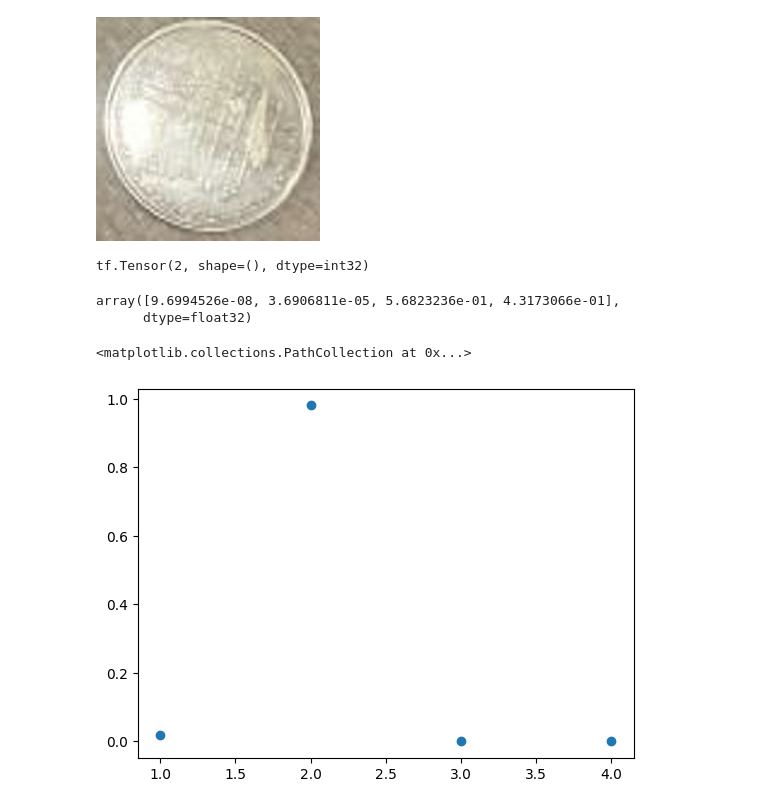
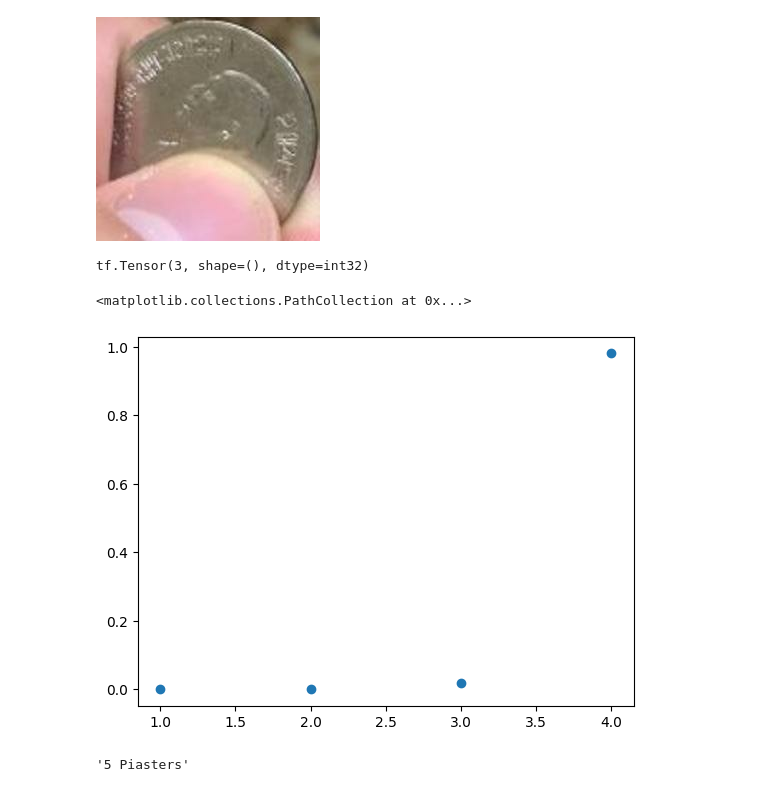
Before and after one commit to Basel-Aldwairi/Coin-Jo, a Jupyter notebook: notebook/MobileNetv2.ipynb, the cells around one changed output. Cells and saved outputs as stored; diff of their text form; code cells hidden in the pictures.

```diff
--- a/notebook/MobileNetv2.ipynb
+++ b/notebook/MobileNetv2.ipynb
@@ -101,6 +113,8 @@ array([9.6994526e-08, 3.6906811e-05, 5.6823236e-01, 4.3173066e-01],
       dtype=float32)
 # %%
-i = 10
-for imgs, labels in val_ds.take(2):
+i = 1
+b = 3
+
+for imgs, labels in val_ds.take(b):
     img = imgs[i]
     label = labels[i]
@@ -111,18 +127,15 @@ img_np = img.numpy().astype(np.uint8)
 # %%
 img_
 # %% [output]
-[figure, old version]
+[figure, new version]
 # %%
 print(label)
 # %% [output]
-tf.Tensor(2, shape=(), dtype=int32)
+tf.Tensor(3, shape=(), dtype=int32)
 # %%
-y_pred[0]
+pred_labels = y_pred[i + (b - 1) *32]
-# %% [output]
-array([9.6994526e-08, 3.6906811e-05, 5.6823236e-01, 4.3173066e-01],
-      dtype=float32)
 # %%
-plt.scatter([ j + 1 for j in range(4)], y_pred[i])
+plt.scatter([ j + 1 for j in range(4)], pred_labels)
 # %% [output]
 <matplotlib.collections.PathCollection at 0x...>
-[figure, old version]
+[figure, new version]
@@ -128,0 +148,4 @@ plt.scatter([ j + 1 for j in range(4)], y_pred[i])
+# %%
+pred_labels_zip[0][1]
+# %% [output]
+'5 Piasters'
```
Also changed, not shown: parts of 25 cells of this notebook, 3 other files.
